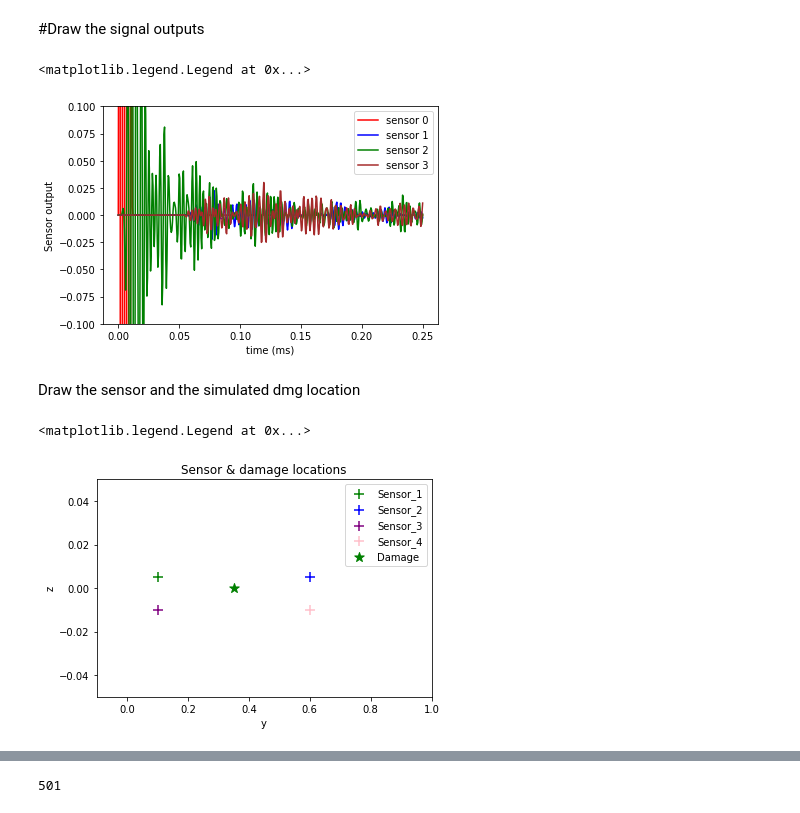
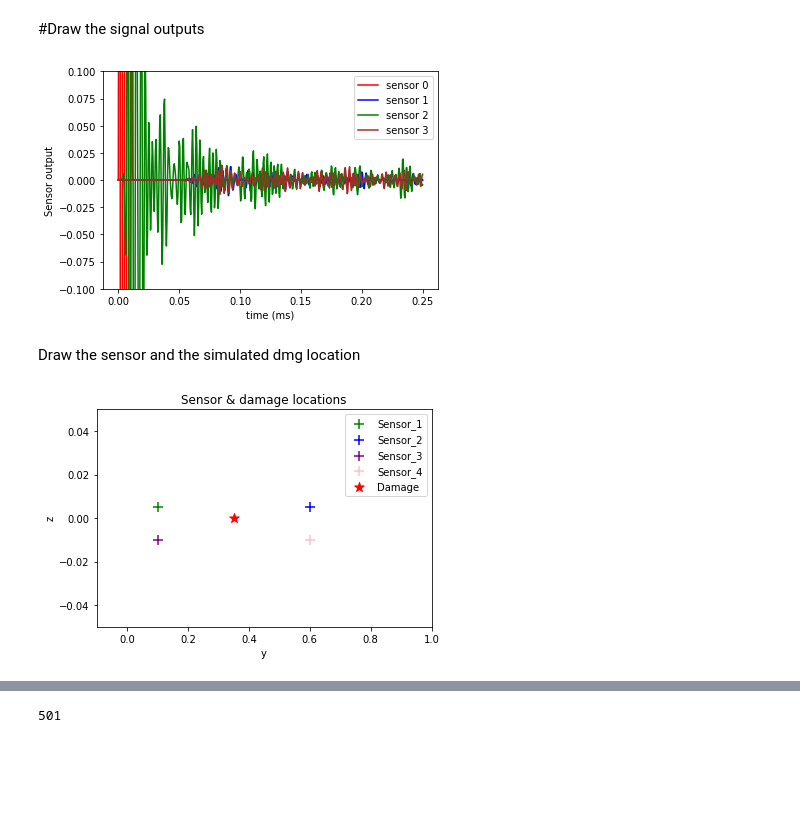
Before and after one commit to dimkarasav/genex, a Jupyter notebook: Data_visualization.ipynb, the cells around one changed output, grey strips where cells are left out. Drawn from its saved outputs; the diff is of its cells as text; code cells hidden in the pictures; blank space fills up the shorter version.

```diff
--- a/Data_visualization.ipynb
+++ b/Data_visualization.ipynb
@@ -128,28 +128,30 @@ time = multiplyList(time, 1000)
 # %% [markdown]
 #Draw the signal outputs
 # %%
-plot_ID = 1 #simulation_ID
+sim_ID = 0 #simulation_ID
 fig, ax1 = plt.subplots()
 
 ax1.set_xlabel('time (ms)')
 ax1.set_ylabel('Sensor output')
 #plt.yscale('log')
 ax1.set_ylim(-0.1, 0.1)
 #ax1.set_xlim(0, 0.05)
 #ax1.set_xlim(0, 0.0001)
 
-plt.plot(time[plot_ID], sensors[plot_ID][0], color = 'red' ,      label='sensor 0')
-plt.plot(time[plot_ID], sensors[plot_ID][1], color = 'blue' ,     label='sensor 1')
-plt.plot(time[plot_ID], sensors[plot_ID][2], color = 'green' ,    label='sensor 2')
-plt.plot(time[plot_ID], sensors[plot_ID][3], color = 'brown' ,    label='sensor 3')
+plt.plot(time[sim_ID], sensors[sim_ID][0], color = 'red' ,      label='sensor 0')
+plt.plot(time[sim_ID], sensors[sim_ID][1], color = 'blue' ,     label='sensor 1')
+plt.plot(time[sim_ID], sensors[sim_ID][2], color = 'green' ,    label='sensor 2')
+plt.plot(time[sim_ID], sensors[sim_ID][3], color = 'brown' ,    label='sensor 3')
 
 plt.legend()
+plt.savefig('dataset_example_ITA/plots/Sensor_output_simID_0_zoom.png')
 # %% [output]
-<matplotlib.legend.Legend at 0x...>
-[figure, old version]
+[figure, new version]
 # %% [markdown]
 Draw the sensor and the simulated dmg location
 # %%
+sim_ID = 0 #simulation_ID
+
 fig, ax1 = plt.subplots()
 
 ax1.set_xlabel('y')
@@ -163,9 +165,9 @@ plt.scatter(sensor_1[1], sensor_1[2], color="green"   , label='Sensor_1', marker
 plt.scatter(sensor_2[1], sensor_2[2], color="blue"  , label='Sensor_2', marker = "+",s=100) # plotting single point
 plt.scatter(sensor_3[1], sensor_3[2], color="purple", label='Sensor_3', marker = "+",s=100) # plotting single point
 plt.scatter(sensor_4[1], sensor_4[2], color="pink"  , label='Sensor_4', marker = "+",s=100) # plotting single point
-plt.scatter(dmg_y[plot_ID], dmg_z[plot_ID], color="green"  , label='Damage', marker = "*",s=100) # plotting single point
+plt.scatter(dmg_y[sim_ID], dmg_z[sim_ID], color="red"  , label='Damage', marker = "*",s=100) # plotting single point
 
 plt.legend()
+plt.savefig('dataset_example_ITA/plots/Sensor_and_damage_locations.png')
 # %% [output]
-<matplotlib.legend.Legend at 0x...>
-[figure, old version]
+[figure, new version]
```
Also changed, not shown: parts of 12 cells of this notebook.
